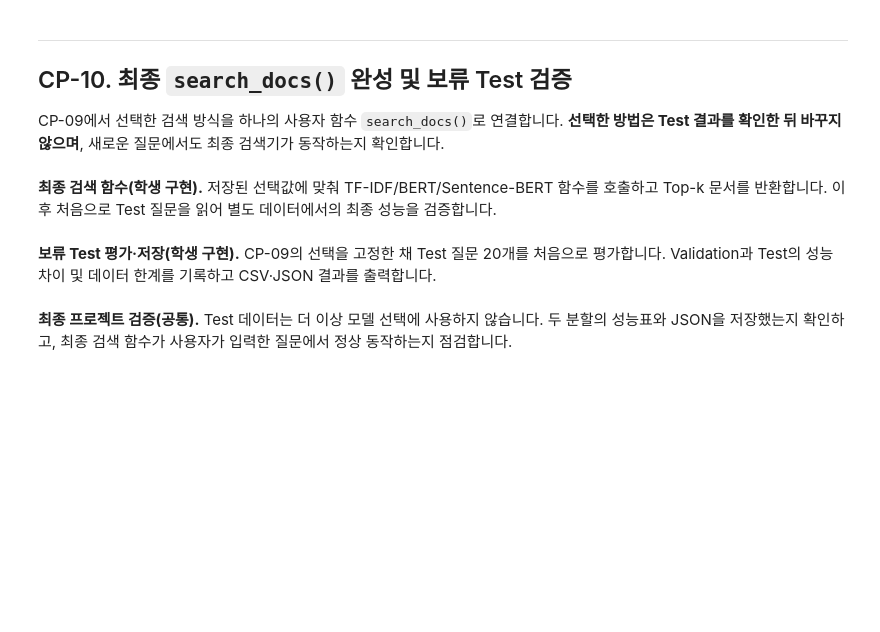
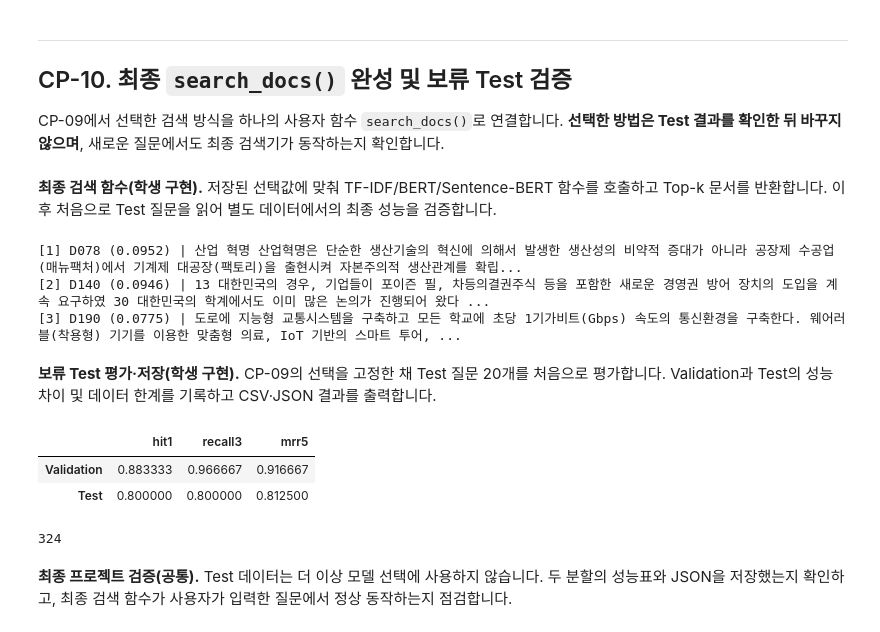
Before and after one commit to lgeew/ai-mini-projects, a Jupyter notebook: mini-project-02/code/NLP_BERT_MiniProject_Student.ipynb, the cells around one changed output. Drawn from its saved outputs; the diff is of its cells as text; code cells hidden in the pictures; blank space fills up the shorter version.

```diff
--- a/mini-project-02/code/NLP_BERT_MiniProject_Student.ipynb
+++ b/mini-project-02/code/NLP_BERT_MiniProject_Student.ipynb
@@ -897,27 +897,66 @@ CP-09에서 선택한 검색 방식을 하나의 사용자 함수 `search_docs()
 
 def search_docs(query, k=3, method=SELECTED_METHOD):
     """선택한 검색 방식의 상위 k개 문서 반환."""
-    # TODO 10-1. method가 'tfidf'라면 search_tfidf(), 'bert'라면 search_bert(),
-    #              'sbert'라면 search_sbert()를 호출하도록 작성하세요.
-    # TODO 10-2. 세 방법 모두 동일한 rank/doc_id/score/text 구조로 반환하세요.
-    raise NotImplementedError('CP-10 최종 search_docs()를 구현하세요.')
+    if method == 'tfidf':
+        raw_hits = search_tfidf(query, k)
+    elif method == 'bert':
+        raw_hits = search_bert(query, k)
+    elif method == 'sbert':
+        raw_hits = search_sbert(query, k)
+    else:
+        raise ValueError(f"알 수 없는 method입니다: {method}")
 
-# TODO 10-3. 본인이 만든 새로운 질문 한 개로 search_docs() Top-3를 확인하세요.
+    return [
+        {
+            'rank': idx + 1,
+            'doc_id': hit['doc_id'],
+            'score': float(hit['score']),
+            'text': hit['text'],
+        }
+        for idx, hit in enumerate(raw_hits[:k])
+    ]
+
+sample_out = search_docs("대한민국에서 가장 발전한 산업은?", k=3)
+for item in sample_out:
+    clean_text = " ".join(str(item['text']).split())
+    print(f"[{item['rank']}] {item['doc_id']} ({item['score']:.4f}) | {clean_text[:100]}...")
+# %% [output]
+[1] D078 (0.0952) | 산업 혁명 산업혁명은 단순한 생산기술의 혁신에 의해서 발생한 생산성의 비약적 증대가 아니라 공장제 수공업(매뉴팩처)에서 기계제 대공장(팩토리)을 출현시켜 자본주의적 생산관계를 확립...
+[2] D140 (0.0946) | 13 대한민국의 경우, 기업들이 포이즌 필, 차등의결권주식 등을 포함한 새로운 경영권 방어 장치의 도입을 계속 요구하였 30 대한민국의 학계에서도 이미 많은 논의가 진행되어 왔다 ...
+[3] D190 (0.0775) | 도로에 지능형 교통시스템을 구축하고 모든 학교에 초당 1기가비트(Gbps) 속도의 통신환경을 구축한다. 웨어러블(착용형) 기기를 이용한 맞춤형 의료, IoT 기반의 스마트 투어, ...
 # %% [markdown]
 **보류 Test 평가·저장(학생 구현).** CP-09의 선택을 고정한 채 Test 질문 20개를 처음으로 평가합니다. Validation과 Test의 성능 차이 및 데이터 한계를 기록하고 CSV·JSON 결과를 출력합니다.
 # %%
 # [학생 구현] CP-10 — 보류 Test 최종 평가 (이 셀에서 Test 정답을 처음 사용)
 test_df = pd.read_csv(TEST_FILE, dtype={'query_id': str, 'relevant_doc_id': str}).fillna('')
 assert len(test_df) == 20
-# TODO 10-4. SELECTED_METHOD를 바꾸지 않고 search_docs()로 Test 질문 20개를 평가하고
-#            결과를 test_summary, test_detail이라는 이름으로 받으세요.
-# TODO 10-5. comparison_df의 선택 모델 Validation 점수와 Test 점수를 final_compare라는 DataFrame으로
-#            정리하세요. 행은 Validation, Test 두 개입니다.
-# TODO 10-6. final_compare는 TABLES / 'cp10_validation_test_comparison.csv'로,
-#            test_detail은 TABLES / 'cp10_test_query_results.csv'로 저장하세요.
-# TODO 10-7. 선택 방법, 우선 지표, Validation·Test 점수를 REPORTS / 'cp10_final_report.json'에 저장하세요.
-# [주의] 검증 셀이 위 변수 이름과 파일 이름을 그대로 확인합니다.
-raise NotImplementedError('CP-10 최종 Test 평가 및 CSV/JSON 저장을 완성하세요.')
+test_summary, test_detail = evaluate_search(
+    lambda q, k: search_docs(q, k=k, method=SELECTED_METHOD),
+    test_df
+)
+val_scores = comparison_df.loc[SELECTED_METHOD, ['hit1', 'recall3', 'mrr5']].astype(float)
+test_scores = pd.Series({k: float(v) for k, v in test_summary.items()})[['hit1', 'recall3', 'mrr5']]
+final_compare = pd.DataFrame([val_scores, test_scores], index=['Validation', 'Test'])
+display(final_compare)
+
+final_compare.to_csv(TABLES / 'cp10_validation_test_comparison.csv', encoding='utf-8-sig')
+test_detail.to_csv(TABLES / 'cp10_test_query_results.csv', index=False, encoding='utf-8-sig')
+cp10_report = {
+    'use_case': USE_CASE,
+    'selected_method': SELECTED_METHOD,
+    'priority_metric': PRIORITY_METRIC,
+    'validation': val_scores.to_dict(),
+    'test': test_scores.to_dict(),
+}
+(REPORTS / 'cp10_final_report.json').write_text(
+    json.dumps(cp10_report, ensure_ascii=False, indent=2),
+    encoding='utf-8'
+)
+# %% [output]
+|  | hit1 | recall3 | mrr5 |
+| Validation | 0.883333 | 0.966667 | 0.916667 |
+| Test | 0.800000 | 0.800000 | 0.812500 |
+324
 # %% [markdown]
 **최종 프로젝트 검증(공통).** Test 데이터는 더 이상 모델 선택에 사용하지 않습니다. 두 분할의 성능표와 JSON을 저장했는지 확인하고, 최종 검색 함수가 사용자가 입력한 질문에서 정상 동작하는지 점검합니다.
 # %%
```
Also changed, not shown: parts of 2 cells of this notebook.
